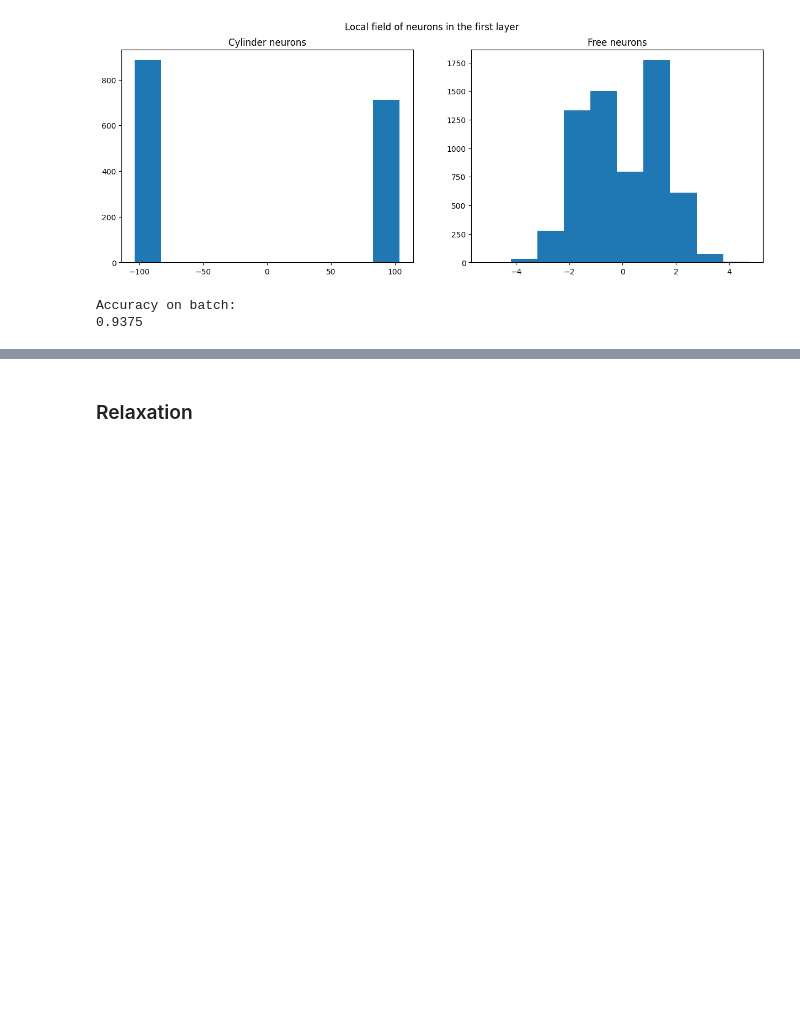
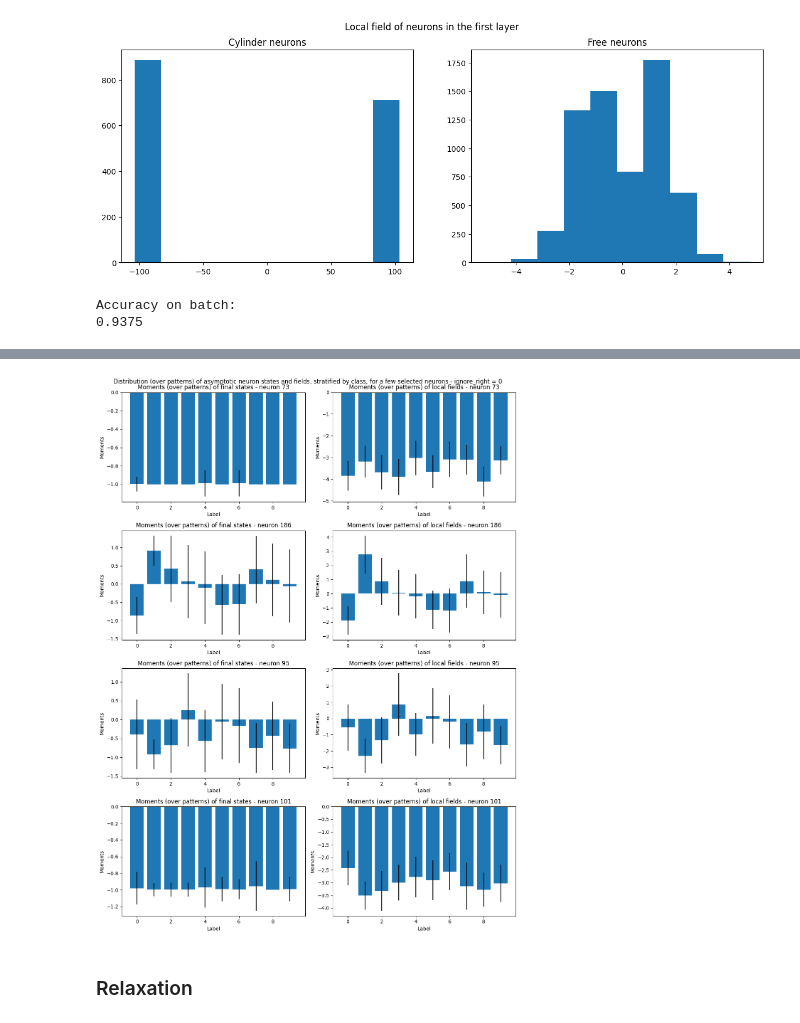
Before and after one commit to mattia-scardecchia/Biological-Learning, a Jupyter notebook: notebooks/mnist.ipynb, the cells around one changed output, grey strips where cells are left out. Drawn from its saved outputs; the diff is of its cells as text; code cells hidden in the pictures; blank space fills up the shorter version.

```diff
--- a/notebooks/mnist.ipynb
+++ b/notebooks/mnist.ipynb
@@ -796,0 +835,14 @@ Accuracy on batch:
+# %%
+logs = handler.train_epoch(
+    train_inputs,
+    train_targets,
+    max_steps,
+    batch_size,
+)
+out = handler.evaluate(train_inputs, train_targets, max_steps)
+is_correct = out["logits"].argmax(dim=1) == train_targets.argmax(dim=1)
+print("Accuracy:", is_correct.mean(dtype=torch.float32).float().item())
+for i in range(C):
+    print(
+        f"Class {i}: {is_correct[train_targets[:, i] == 1].mean(dtype=torch.float32):.2f}"
+    )
@@ -797,3 +912,49 @@ Accuracy on batch:
+# %%
+import numpy as np
+
+nrows = 4
+fig, axs = plt.subplots(nrows, 2, figsize=(12, 4 * nrows))
+neuron_idxs = np.random.randint(0, H - N, nrows)
+
+ignore_right = 0
+states = model.initialize_state(train_inputs, train_targets, init_mode)
+final_states, _, unsat = model.relax(states, max_steps, ignore_right=ignore_right)
+fields = model.local_field(final_states, ignore_right=ignore_right)
+
+labels = train_targets.argmax(dim=1)
+means_states, stds_states, means_fields, stds_fields = [], [], [], []
+for c in range(C):
+    mean = final_states[labels == c, 1:-2, N:].mean(dim=0).flatten().cpu()
+    std = final_states[labels == c, 1:-2, N:].std(dim=0).flatten().cpu()
+    means_states.append(mean)
+    stds_states.append(std)
+    mean = fields[labels == c, :-1, N:].mean(dim=0).flatten().cpu()
+    std = fields[labels == c, :-1, N:].std(dim=0).flatten().cpu()
+    means_fields.append(mean)
+    stds_fields.append(std)
+means_states = np.array(means_states)
+stds_states = np.array(stds_states)
+means_fields = np.array(means_fields)
+stds_fields = np.array(stds_fields)
+for i, idx in enumerate(neuron_idxs):
+    ax = axs[i, 0]
+    ax.bar(range(len(means_states)), means_states[:, idx], yerr=stds_states[:, idx])
+    ax.set_title(f"Moments (over patterns) of final states - neuron {idx}")
+    ax.set_xlabel("Label")
+    ax.set_ylabel("Moments")
+
+    ax = axs[i, 1]
+    ax.bar(range(len(means_fields)), means_fields[:, idx], yerr=stds_fields[:, idx])
+    ax.set_title(f"Moments (over patterns) of local fields - neuron {idx}")
+    ax.set_xlabel("Label")
+    ax.set_ylabel("Moments")
+fig.suptitle(
+    f"Distribution (over patterns) of asymptotic neuron states and fields, stratified by class, for a few selected neurons - ignore_right = {ignore_right}"
+)
+plt.tight_layout()
+plt.show()
+# %% [output]
+[figure, added]
 # %% [markdown]
 ### Relaxation
 # %%
```
Also changed, not shown: parts of 4 cells of this notebook.
